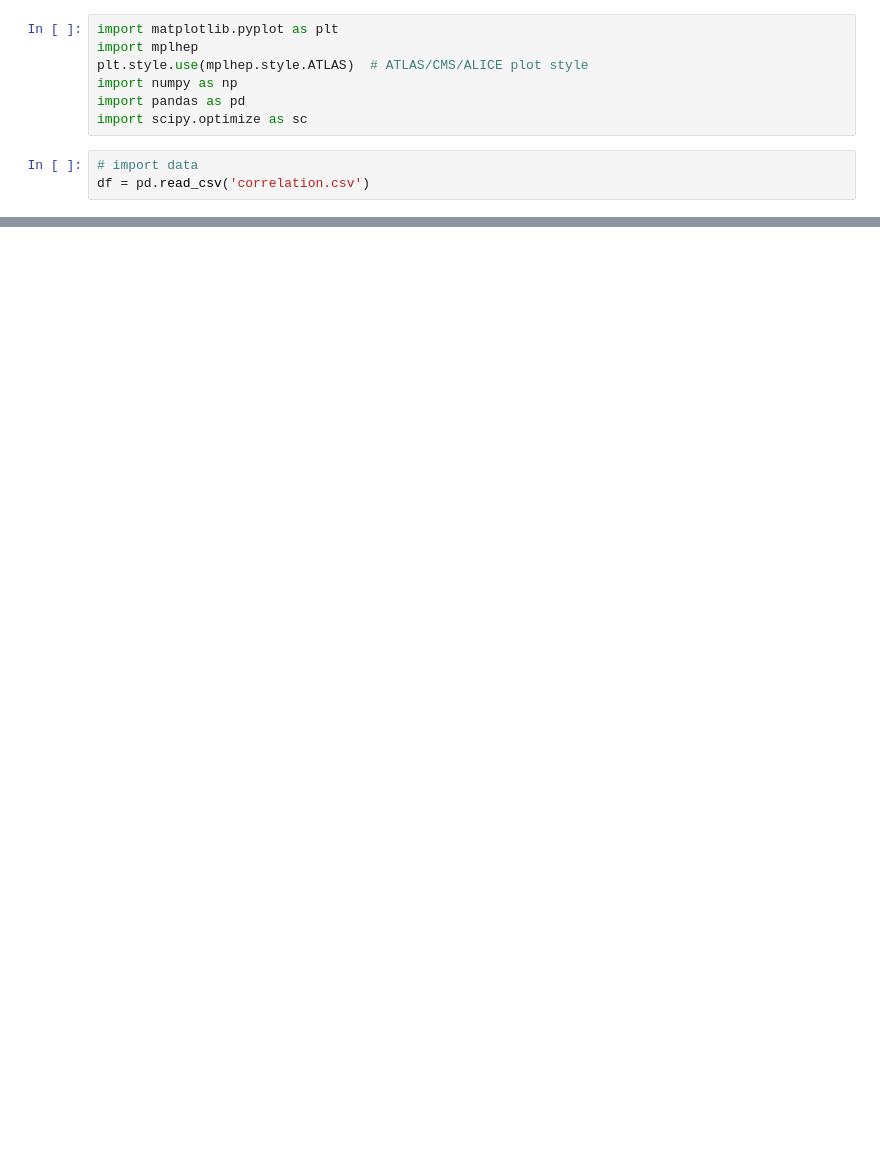
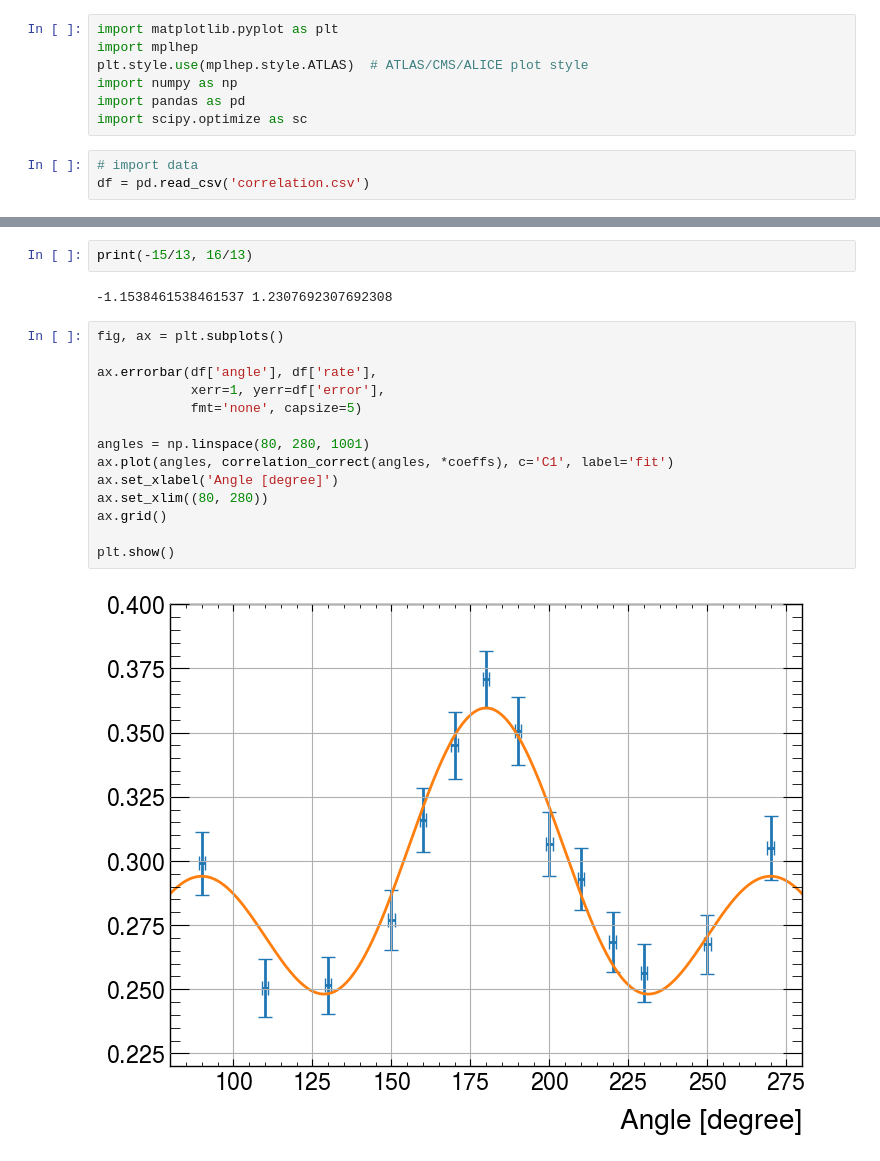
Before and after one commit to nicolaigoelz/Angular_correlation, a Jupyter notebook: Correlation.ipynb, the cells around one changed output, grey strips where cells are left out. Cells and saved outputs as stored; diff of their text form; blank space fills up the shorter version.

Commit message:
Adjustments in correlation files

```diff
--- a/Correlation.ipynb
+++ b/Correlation.ipynb
@@ -11 +49,21 @@ df = pd.read_csv('correlation.csv')
+# %%
+print(-15/13, 16/13)
+# %% [output]
+-1.1538461538461537 1.2307692307692308
+# %%
+fig, ax = plt.subplots()
+
+ax.errorbar(df['angle'], df['rate'],
+            xerr=1, yerr=df['error'],
+            fmt='none', capsize=5)
+
+angles = np.linspace(80, 280, 1001)
+ax.plot(angles, correlation_correct(angles, *coeffs), c='C1', label='fit')
+ax.set_xlabel('Angle [degree]')
+ax.set_xlim((80, 280))
+ax.grid()
+
+plt.show()
+# %% [output]
+[figure, added]
 # %%
```
Also changed, not shown: parts of 4 cells of this notebook, 1 other file.
